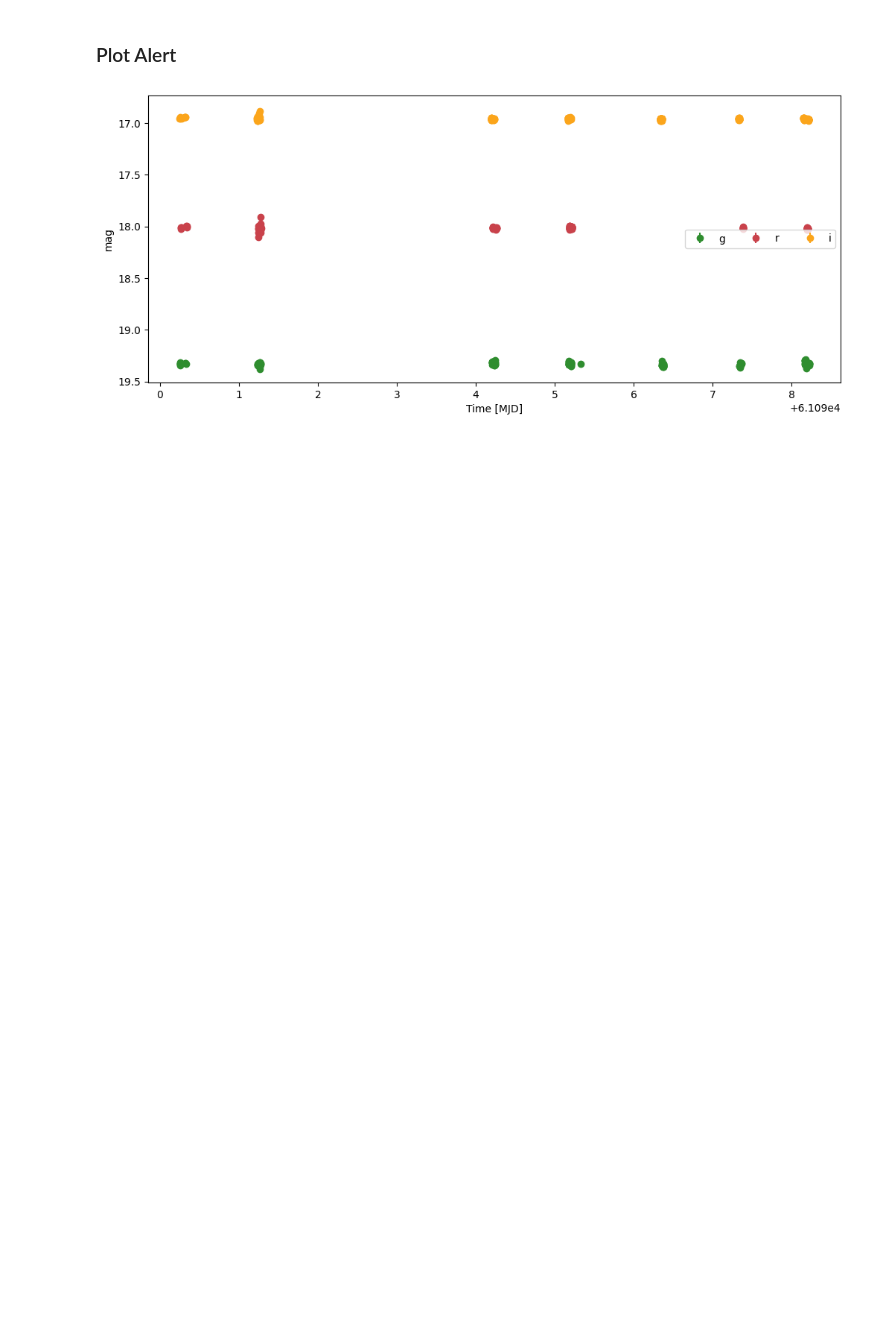
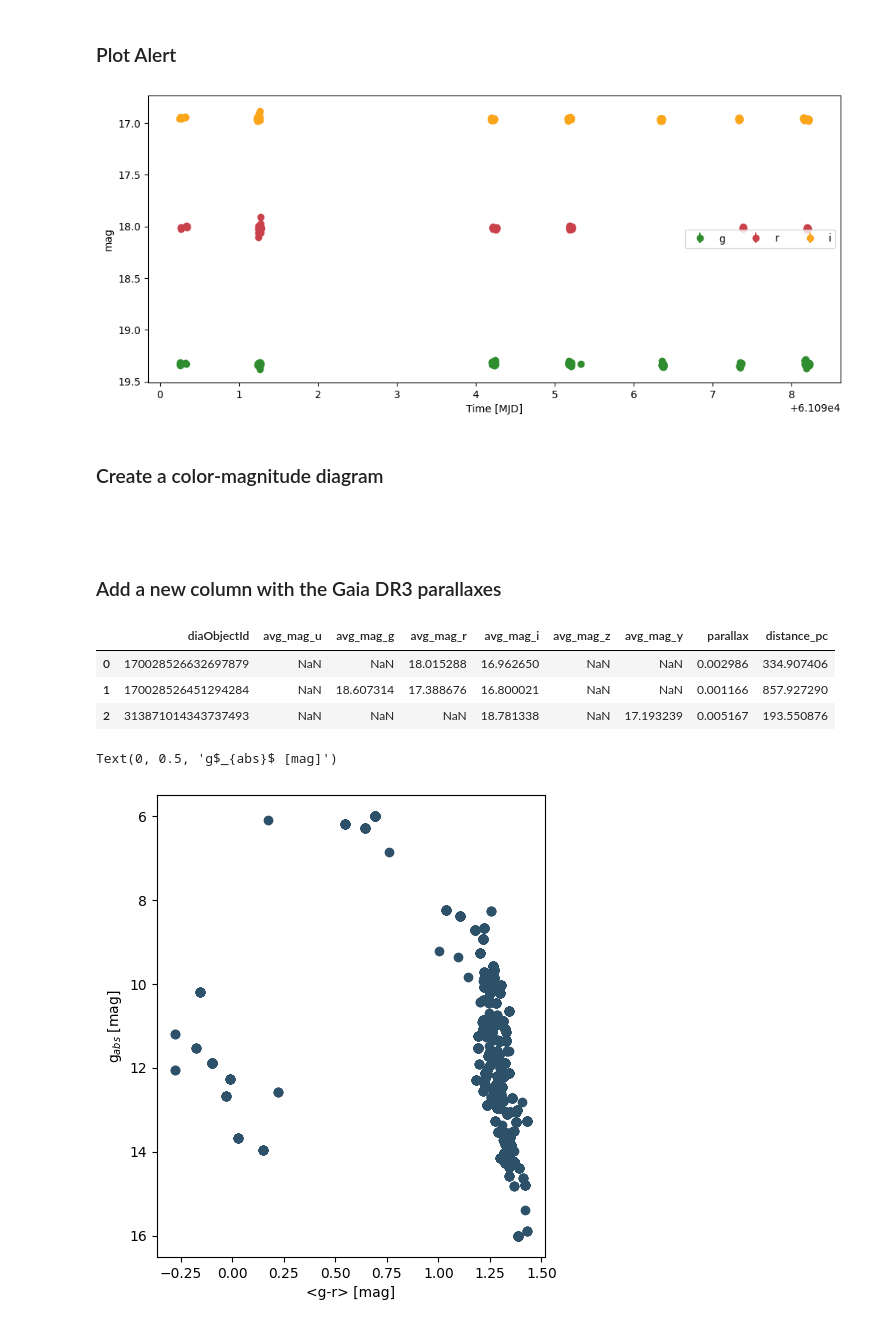
Before and after one commit to AndyTza/dirac-fink-rubin-alerts-demo, a Jupyter notebook: 1.0-Tutorial.ipynb, the cells around one changed output. Cells and saved outputs as stored; diff of their text form; code cells hidden in the pictures; blank space fills up the shorter version.

```diff
--- a/1.0-Tutorial.ipynb
+++ b/1.0-Tutorial.ipynb
@@ -40,3 +71,53 @@ lc = alert_lc(data, 170028526632697879,
 plot_alert_lc(lc, band='gri')
 # %% [output]
 [figure]
+# %% [markdown]
+### Create a color-magnitude diagram
+# %%
+avg_mag_table = pd.DataFrame(columns=['diaObjectId', 'avg_mag_u', 'avg_mag_g', 'avg_mag_r',
+                                      'avg_mag_i', 'avg_mag_z', 'avg_mag_y'])
+
+for i, dia_obj in tqdm(enumerate(data['diaObjectId'])):
+    lc_alert = alert_lc(data, dia_obj,
+              alert_lc_type='prvDiaForcedSources',
+                flux_ref='scienceFlux',
+                band='all')
+
+    avg_mag_table.loc[i] = {
+        "diaObjectId": dia_obj,
+        "avg_mag_u": np.median(lc_alert['mag'][lc_alert['band']=='u']),
+        "avg_mag_g": np.median(lc_alert['mag'][lc_alert['band']=='g']),
+        "avg_mag_r": np.median(lc_alert['mag'][lc_alert['band']=='r']),
+        "avg_mag_i": np.median(lc_alert['mag'][lc_alert['band']=='i']),
+        "avg_mag_z": np.median(lc_alert['mag'][lc_alert['band']=='z']),
+        "avg_mag_y": np.median(lc_alert['mag'][lc_alert['band']=='y'])
+    }
+# %% [markdown]
+##
+# %% [markdown]
+### Add a new column with the Gaia DR3 parallaxes
+# %%
+# parallax in ARCSEC (convert from mas to arcsec)
+avg_mag_table['parallax'] = [x['gaiadr3_Plx']/1000 for x in tqdm(data['xm'])]
+
+# and now we can add one more column for distance
+avg_mag_table['distance_pc'] = 1 / avg_mag_table['parallax']
+# %%
+avg_mag_table.head(3)
+# %% [output]
+|  | diaObjectId | avg_mag_u | avg_mag_g | avg_mag_r | avg_mag_i | avg_mag_z | avg_mag_y | parallax | distance_pc |
+| 0 | 170028526632697879 | NaN | NaN | 18.015288 | 16.962650 | NaN | NaN | 0.002986 | 334.907406 |
+| 1 | 170028526451294284 | NaN | 18.607314 | 17.388676 | 16.800021 | NaN | NaN | 0.001166 | 857.927290 |
+| 2 | 313871014343737493 | NaN | NaN | NaN | 18.781338 | NaN | 17.193239 | 0.005167 | 193.550876 |
+# %%
+fig, ax = plt.subplots(figsize=(5,6))
+ax.scatter(avg_mag_table['avg_mag_g']-avg_mag_table['avg_mag_r'],
+           avg_mag_table['avg_mag_g'] - 5*np.log10(avg_mag_table['distance_pc']/10),
+           color="#2e516a")
+
+ax.set_ylim(ax.get_ylim()[::-1])
+ax.set_xlabel("<g-r> [mag]")
+ax.set_ylabel("g$_{abs}$ [mag]")
+# %% [output]
+Text(0, 0.5, 'g$_{abs}$ [mag]')
+[figure, added]
```
Also changed, not shown: parts of 6 cells of this notebook.
